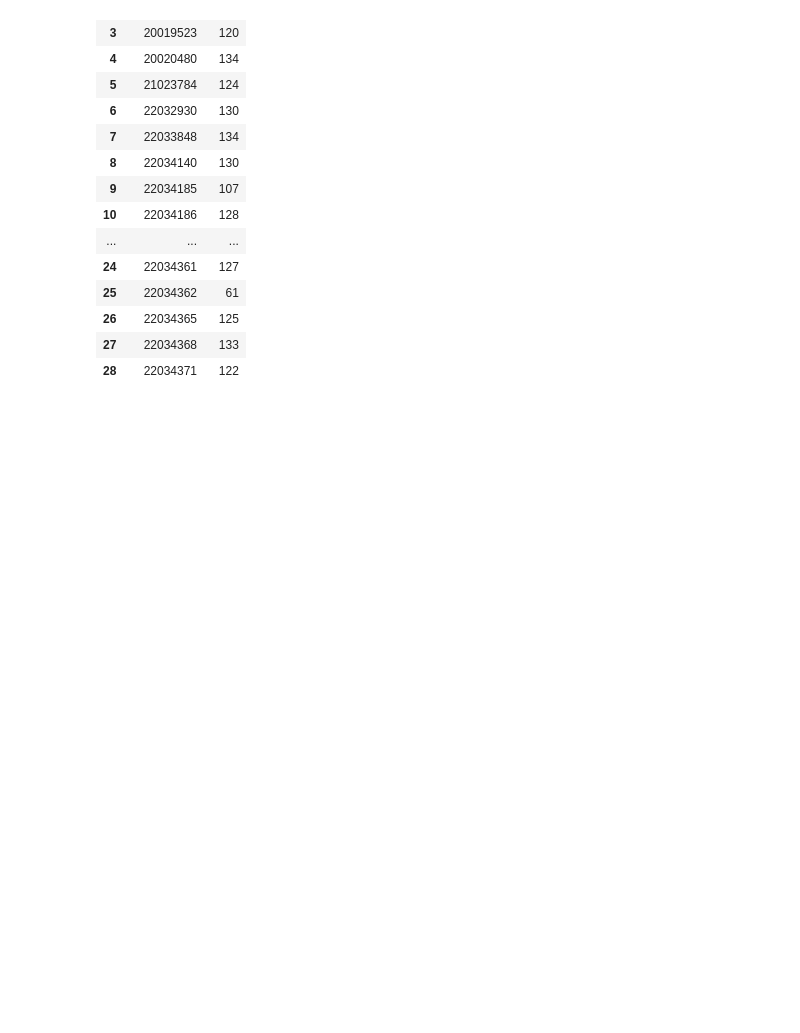
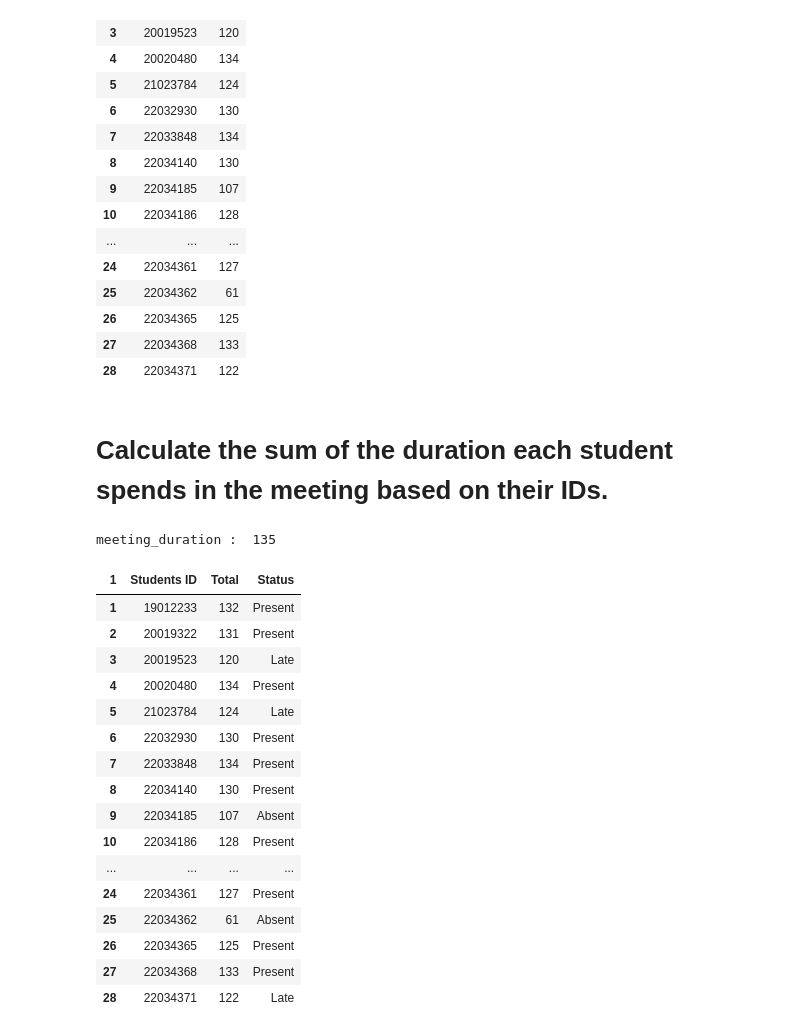
Before and after one commit to dee-desu/automation, a Jupyter notebook: automation.ipynb, the cells around one changed output. Drawn from its saved outputs; the diff is of its cells as text; code cells hidden in the pictures; blank space fills up the shorter version.

```diff
--- a/automation.ipynb
+++ b/automation.ipynb
@@ -98,3 +98,30 @@ df_2
 | 26 | 22034365 | 125 |
 | 27 | 22034368 | 133 |
 | 28 | 22034371 | 122 |
+# %% [markdown]
+# Calculate the sum of the duration each student spends in the meeting based on their IDs.
+# %%
+meeting_duration=int(df_1['Duration (Minutes)'][0])
+# %%
+df_2['Status']=['Present'if x>=meeting_duration-10 else 'Absent' if x<meeting_duration-20 else 'Late' for x in df_2['Total']]
+print("meeting_duration : ",meeting_duration)
+df_2
+# %% [output]
+meeting_duration :  135
+| 1 | Students ID | Total | Status |
+| 1 | 19012233 | 132 | Present |
+| 2 | 20019322 | 131 | Present |
+| 3 | 20019523 | 120 | Late |
+| 4 | 20020480 | 134 | Present |
+| 5 | 21023784 | 124 | Late |
+| 6 | 22032930 | 130 | Present |
+| 7 | 22033848 | 134 | Present |
+| 8 | 22034140 | 130 | Present |
+| 9 | 22034185 | 107 | Absent |
+| 10 | 22034186 | 128 | Present |
+| ... | ... | ... | ... |
+| 24 | 22034361 | 127 | Present |
+| 25 | 22034362 | 61 | Absent |
+| 26 | 22034365 | 125 | Present |
+| 27 | 22034368 | 133 | Present |
+| 28 | 22034371 | 122 | Late |
```
